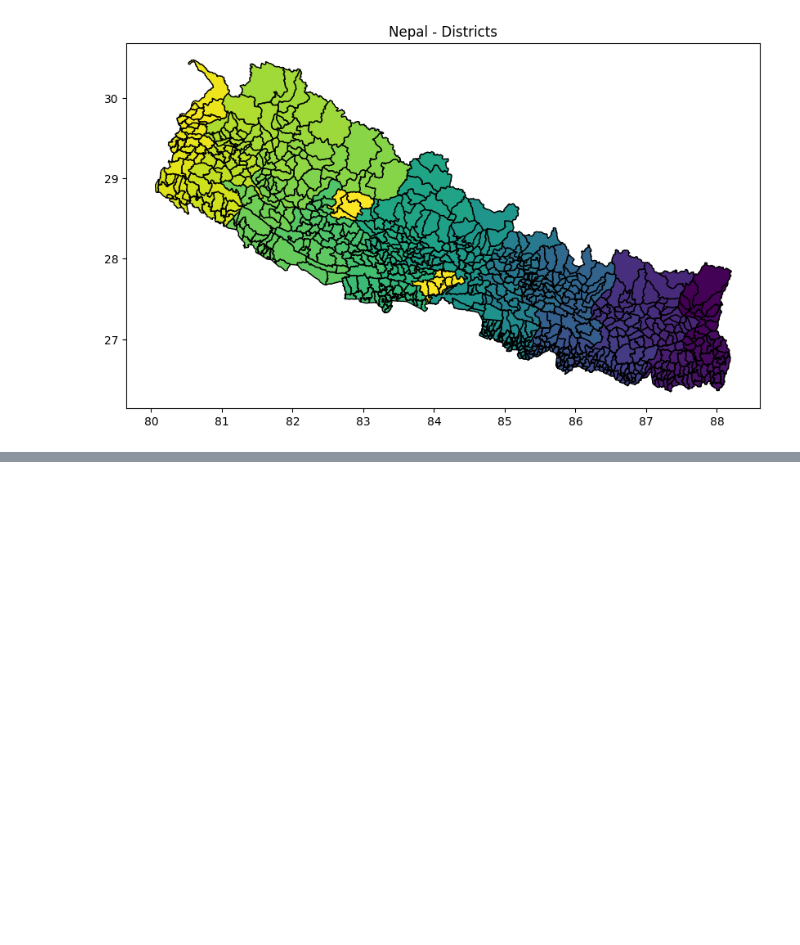
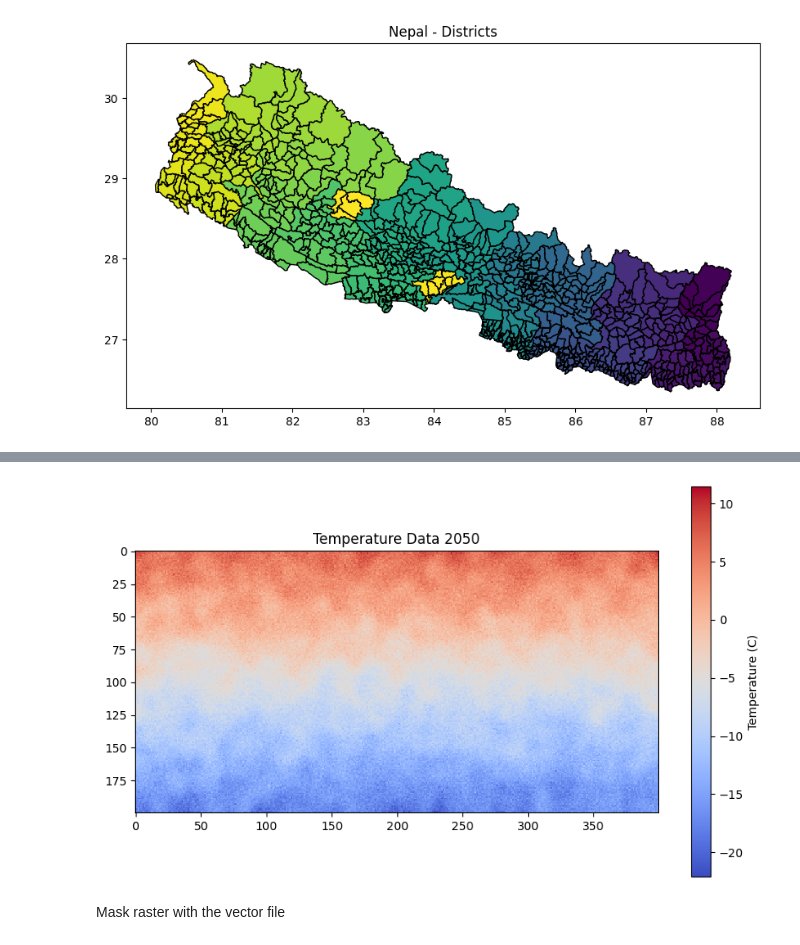
Before and after one commit to Omdena-NIC-Nepal/gis-data-science-assignment-makaisuman, a Jupyter notebook: NepalClimate.ipynb, the cells around one changed output, grey strips where cells are left out. Drawn from its saved outputs; the diff is of its cells as text; code cells hidden in the pictures; blank space fills up the shorter version.

```diff
--- a/NepalClimate.ipynb
+++ b/NepalClimate.ipynb
@@ -54,0 +96,12 @@ plt.show()
+# %%
+# Visualization of Nepal temperature 2050
+
+plt.figure(figsize=(10, 6))
+plt.imshow(temp_2050, cmap="coolwarm", interpolation="nearest")
+plt.colorbar(label="Temperature (C)")
+plt.title("Temperature Data 2050")
+plt.show()
+# %% [output]
+[figure, added]
+# %% [markdown]
+Mask raster with the vector file
```
Also changed, not shown: parts of 32 cells of this notebook, 1 other file.
